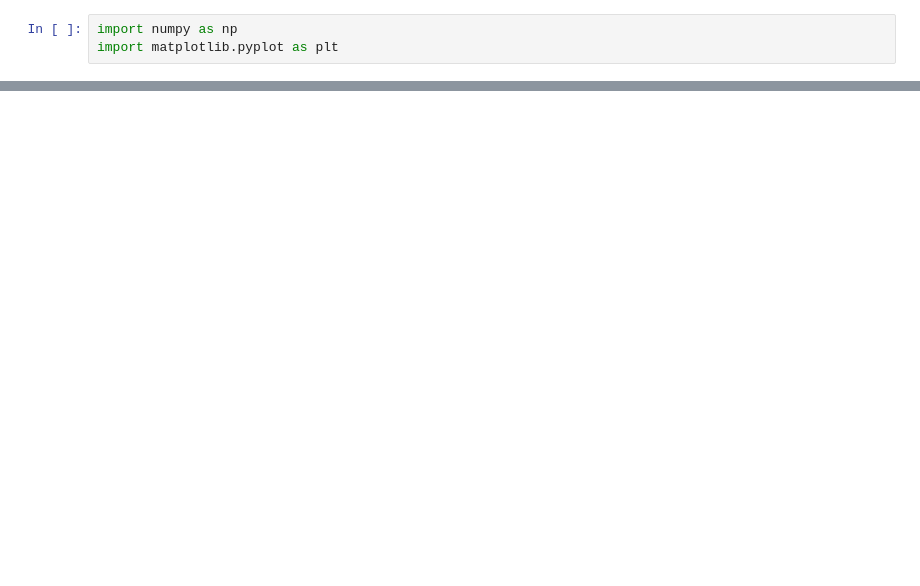
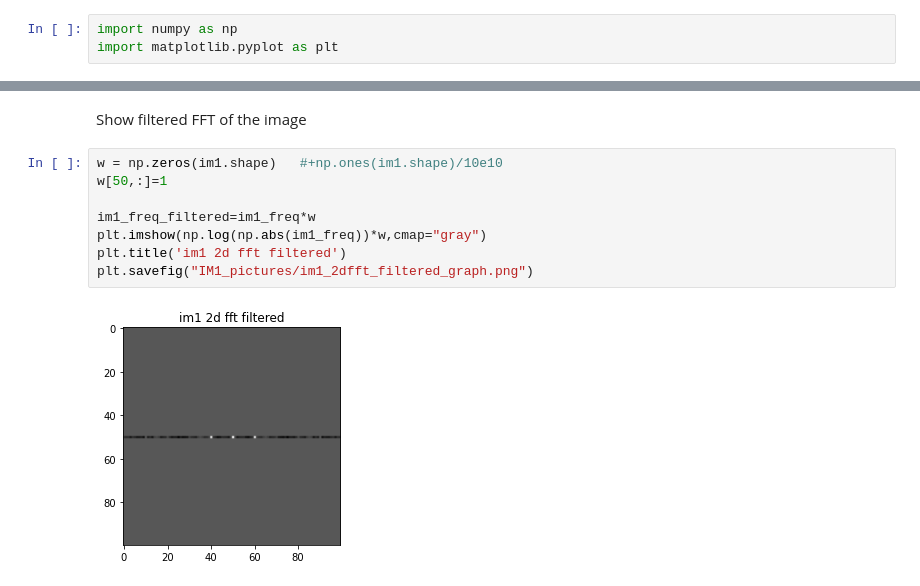
Before and after one commit to AfreeButterfly/Optique_polymtl, a Jupyter notebook: Lab4/Im1_shiftage.ipynb, the cells around one changed output, grey strips where cells are left out. Cells and saved outputs as stored; diff of their text form; blank space fills up the shorter version.

```diff
--- a/Lab4/Im1_shiftage.ipynb
+++ b/Lab4/Im1_shiftage.ipynb
@@ -28,0 +30,12 @@ Text(0.5, 1.0, 'im1 2d fft')
+# %% [markdown]
+Show filtered FFT of the image
+# %%
+w = np.zeros(im1.shape)   #+np.ones(im1.shape)/10e10
+w[50,:]=1
+
+im1_freq_filtered=im1_freq*w
+plt.imshow(np.log(np.abs(im1_freq))*w,cmap="gray")
+plt.title('im1 2d fft filtered')
+plt.savefig("IM1_pictures/im1_2dfft_filtered_graph.png")
+# %% [output]
+[figure, added]
```
Also changed, not shown: parts of 12 cells of this notebook, 7 other files.
